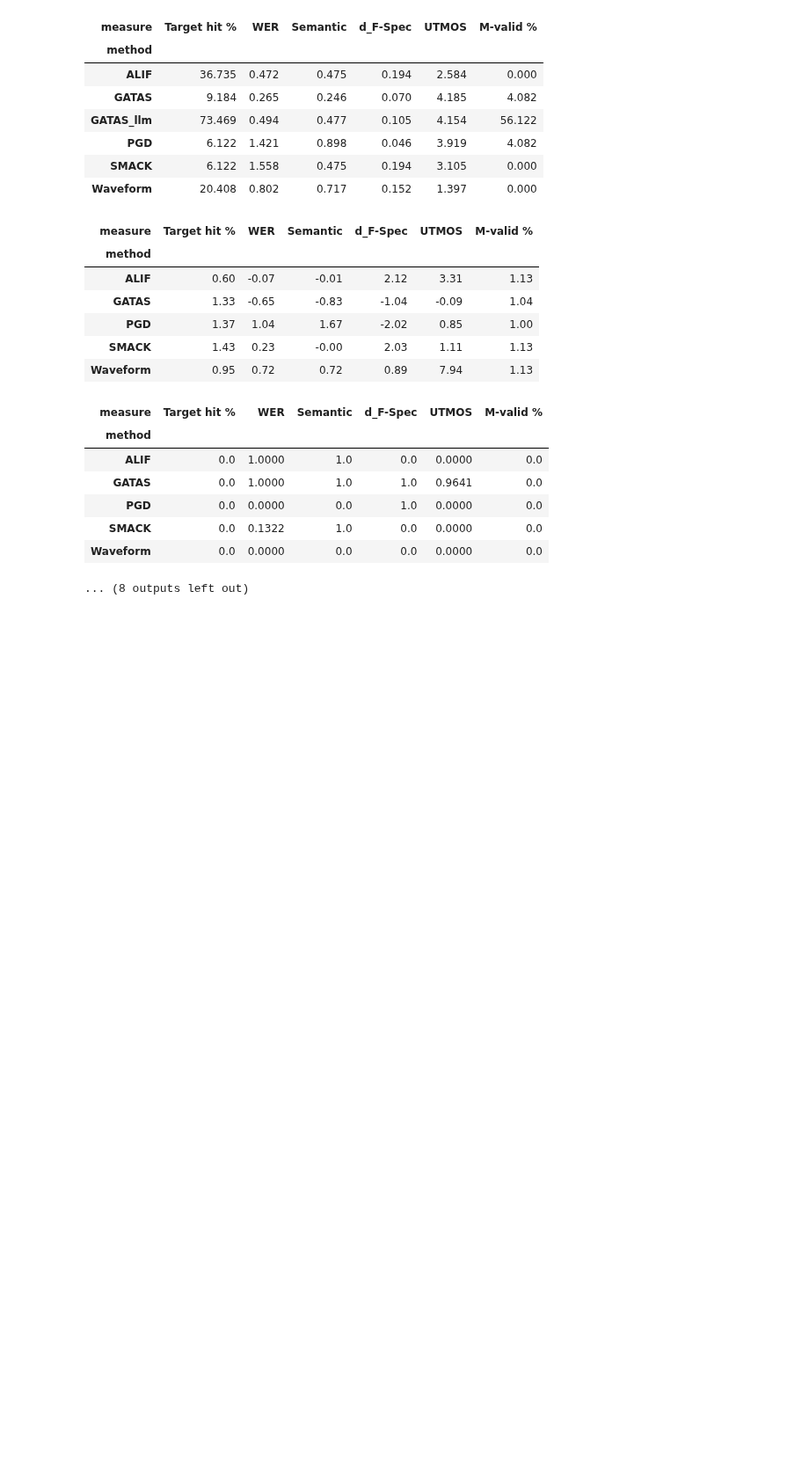
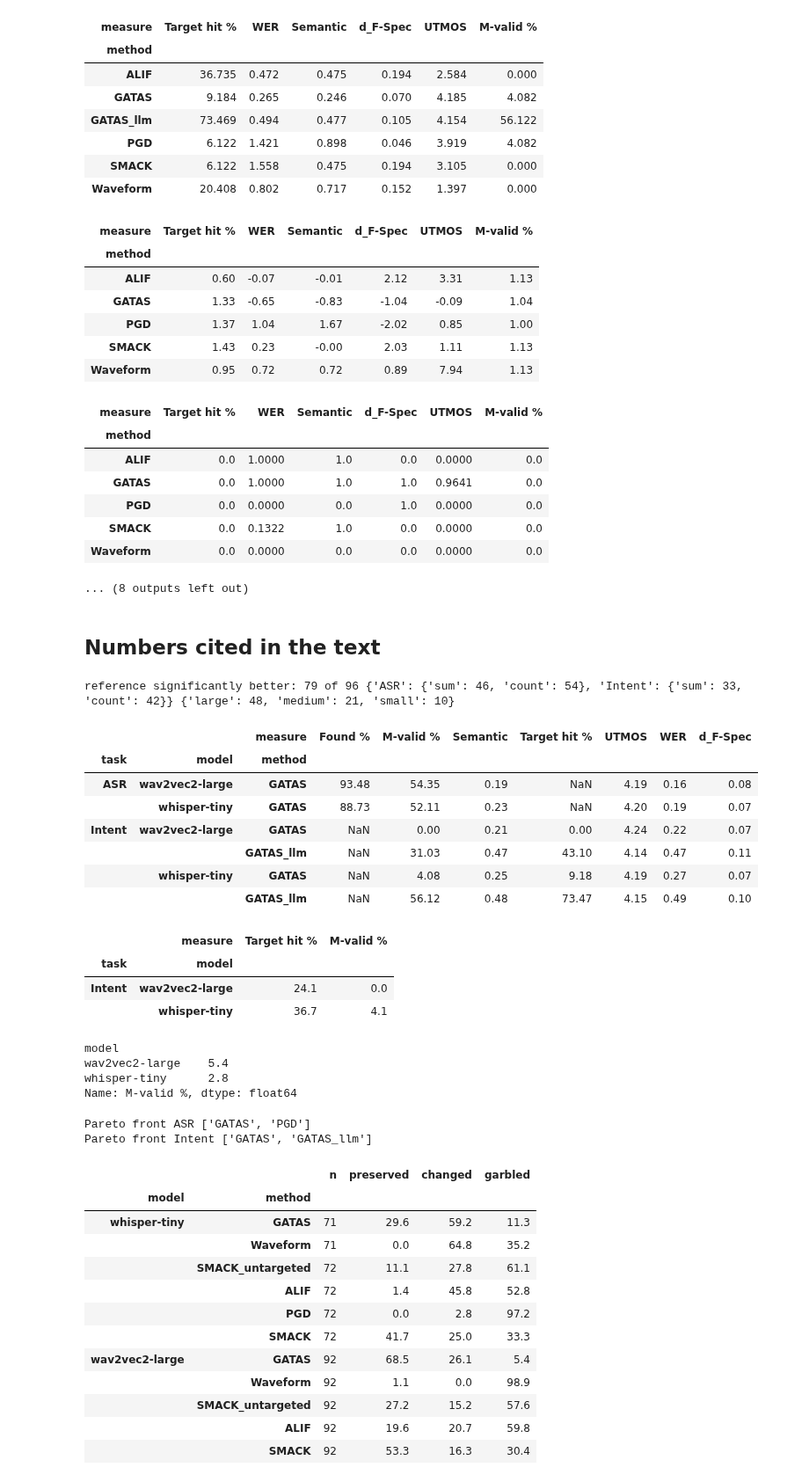
Before and after one commit to oliverweissl/GATAS, a Jupyter notebook: analysis/RQ2_Effectiveness.ipynb, the cells around one changed output. Shown at 88% size. Cells and saved outputs as stored; diff of their text form; code cells hidden in the pictures; blank space fills up the shorter version.

```diff
--- a/analysis/RQ1_Effectiveness.ipynb
+++ b/analysis/RQ2_Effectiveness.ipynb
@@ -225,8 +222,8 @@ Values, paired d_z and Holm-adjusted one-sided p (reference vs. method) per task
 import os
 os.makedirs("_tables", exist_ok=True)
 print("m-valid UTMOS thresholds per task:", {t: round(v, 3) for t, v in thr.items()})
-frame = pt.rq1_frame(asr, intent, thr)
-frame.round(4).to_csv("_tables/rq1_values.csv", index=False)
+frame = pt.effectiveness_frame(asr, intent, thr)
+frame.round(4).to_csv("_tables/rq2_values.csv", index=False)
 for task in ("ASR", "Intent"):
     for model in MODELS:
         f = frame[(frame.task == task) & (frame.model == model)]
@@ -239,9 +236,9 @@ print("reference significantly better (cells / baseline cells):")
 display(base.groupby(["task", "model"]).ref_better.agg(["sum", "count"]))
 display(base.groupby(["task", "measure"]).ref_better.agg(["sum", "count"]))
 print(base[base.ref_better].effect.value_counts().to_dict())
-tex = pt.rq1_tex(frame, thr)
-open("_tables/rq1.tex", "w").write(tex + "\n")
-print("% tables/rq1.tex"); print(tex)
+tex = pt.effectiveness_tex(frame, thr)
+open("_tables/rq2.tex", "w").write(tex + "\n")
+print("% tables/rq2.tex"); print(tex)
 # %% [output]
 m-valid UTMOS thresholds per task: {'ASR': 4.262, 'Intent': 4.031}
 == ASR, Whisper-tiny (n per method: {'ALIF': np.int64(72), 'GATAS': np.int64(71), 'PGD': np.int64(72), 'SMACK': np.int64(72), 'SMACK_untargeted': np.int64(72), 'Waveform': np.int64(71)})
@@ -311,3 +308,54 @@ m-valid UTMOS thresholds per task: {'ASR': 4.262, 'Intent': 4.031}
 | SMACK | 0.0 | 0.1322 | 1.0 | 0.0 | 0.0000 | 0.0 |
 | Waveform | 0.0 | 0.0000 | 0.0 | 0.0 | 0.0000 | 0.0 |
 ... (8 outputs left out)
+# %% [markdown]
+## Numbers cited in the text
+# %%
+base = frame[~frame.method.isin(pt.OWN)]
+print(f"reference significantly better: {int(base.ref_better.sum())} of {len(base)}", base.groupby("task").ref_better.agg(["sum", "count"]).to_dict("index"), base[base.ref_better].effect.value_counts().to_dict())
+value = frame.pivot_table(index=["task", "model", "method"], columns="measure", values="value")
+display(value.loc[(slice(None), slice(None), ["GATAS", "GATAS_llm"]), :].round(2))
+best_base = value[~value.index.get_level_values("method").isin(pt.OWN)]
+display(best_base[["Target hit %", "M-valid %"]].dropna().groupby(["task", "model"]).max().round(1))
+display(best_base.xs("ASR", level="task")["M-valid %"].groupby("model").max().round(1))
+
+def front(df):
+    eps = 1e-9
+    return [m for m, x, y in zip(df.method, df["success_%"], df.UTMOS)
+            if not any(o_x >= x - eps and o_y >= y - eps and (o_x > x + eps or o_y > y + eps) for o_x, o_y in zip(df["success_%"], df.UTMOS))]
+for panel, df in TRADEOFF_FRAME.groupby("panel"):
+    print("Pareto front", panel, front(df))
+display(SEMANTIC.set_index(["model", "method"]))
+# %% [output]
+reference significantly better: 79 of 96 {'ASR': {'sum': 46, 'count': 54}, 'Intent': {'sum': 33, 'count': 42}} {'large': 48, 'medium': 21, 'small': 10}
+|  |  | measure | Found % | M-valid % | Semantic | Target hit % | UTMOS | WER | d_F-Spec |
+| task | model | method |  |  |  |  |  |  |  |
+| ASR | wav2vec2-large | GATAS | 93.48 | 54.35 | 0.19 | NaN | 4.19 | 0.16 | 0.08 |
+|  | whisper-tiny | GATAS | 88.73 | 52.11 | 0.23 | NaN | 4.20 | 0.19 | 0.07 |
+| Intent | wav2vec2-large | GATAS | NaN | 0.00 | 0.21 | 0.00 | 4.24 | 0.22 | 0.07 |
+|  |  | GATAS_llm | NaN | 31.03 | 0.47 | 43.10 | 4.14 | 0.47 | 0.11 |
+|  | whisper-tiny | GATAS | NaN | 4.08 | 0.25 | 9.18 | 4.19 | 0.27 | 0.07 |
+|  |  | GATAS_llm | NaN | 56.12 | 0.48 | 73.47 | 4.15 | 0.49 | 0.10 |
+|  | measure | Target hit % | M-valid % |
+| task | model |  |  |
+| Intent | wav2vec2-large | 24.1 | 0.0 |
+|  | whisper-tiny | 36.7 | 4.1 |
+model
+wav2vec2-large    5.4
+whisper-tiny      2.8
+Name: M-valid %, dtype: float64
+Pareto front ASR ['GATAS', 'PGD']
+Pareto front Intent ['GATAS', 'GATAS_llm']
+|  |  | n | preserved | changed | garbled |
+| model | method |  |  |  |  |
+| whisper-tiny | GATAS | 71 | 29.6 | 59.2 | 11.3 |
+|  | Waveform | 71 | 0.0 | 64.8 | 35.2 |
+|  | SMACK_untargeted | 72 | 11.1 | 27.8 | 61.1 |
+|  | ALIF | 72 | 1.4 | 45.8 | 52.8 |
+|  | PGD | 72 | 0.0 | 2.8 | 97.2 |
+|  | SMACK | 72 | 41.7 | 25.0 | 33.3 |
+| wav2vec2-large | GATAS | 92 | 68.5 | 26.1 | 5.4 |
+|  | Waveform | 92 | 1.1 | 0.0 | 98.9 |
+|  | SMACK_untargeted | 92 | 27.2 | 15.2 | 57.6 |
+|  | ALIF | 92 | 19.6 | 20.7 | 59.8 |
+|  | SMACK | 92 | 53.3 | 16.3 | 30.4 |
```
Also changed, not shown: parts of 4 cells of this notebook, 14 other files.
